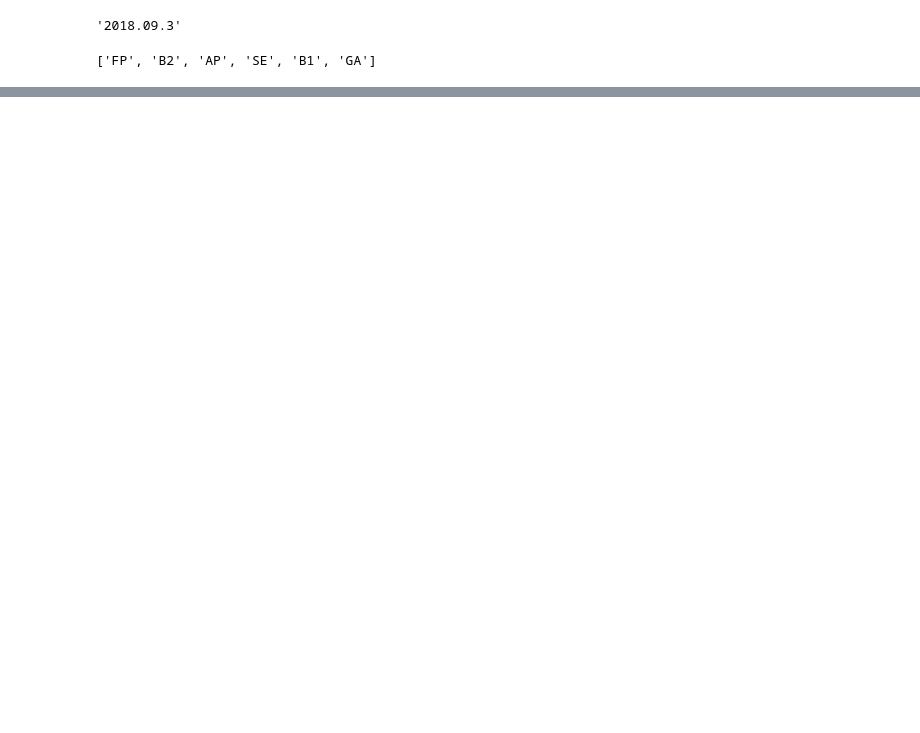
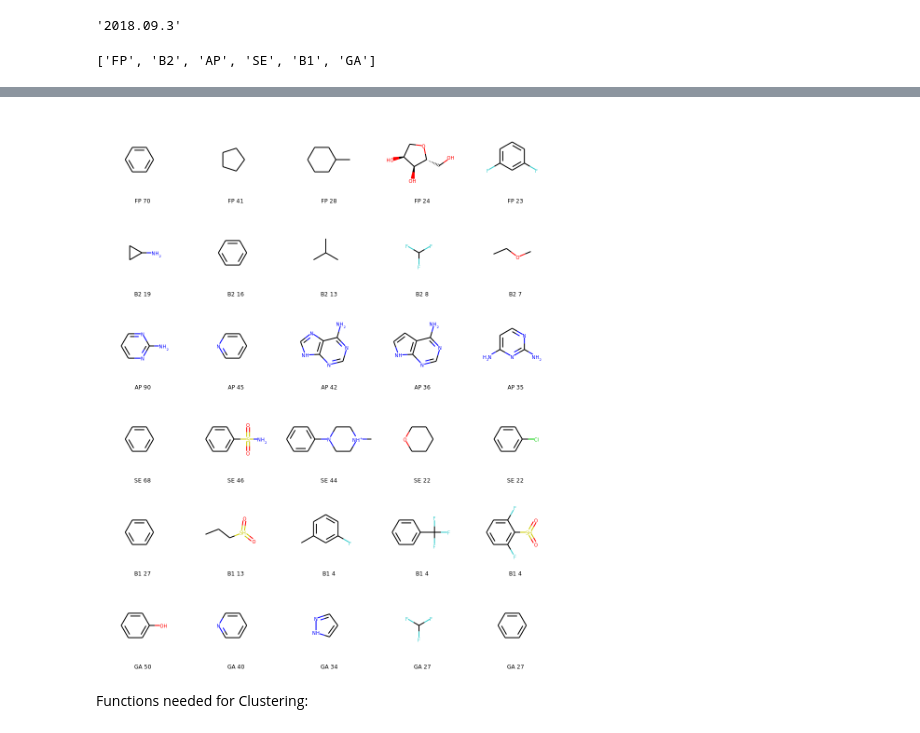
Before and after one commit to volkamerlab/KinaseFocusedFragmentLibrary, a Jupyter notebook: analysis/clustering.ipynb, the cells around one changed output, grey strips where cells are left out. Saved outputs shown, nothing was run; the diff lists cells and outputs as text; code cells hidden in the pictures; blank space fills up the shorter version.

Commit message:
Clustering & Statistics

```diff
--- a/analysis/clustering.ipynb
+++ b/analysis/clustering.ipynb
@@ -23,20 +31,3 @@ subpockets = [folder[-2:] for folder in folders]
 subpockets
 # %% [output]
 ['FP', 'B2', 'AP', 'SE', 'B1', 'GA']
-# %%
-# iterate over subpockets
-for i, folder in enumerate(folders):
-
-    subpocket = subpockets[i]
-    # print(subpocket)
-
-    files = glob.glob(folder+'/*.sdf')
-    # iterate over kinases
-    for file in files:
-        fragments = Chem.SDMolSupplier(file)
-        # iterate over fragments
-        rdkit_gen = rdFingerprintGenerator.GetRDKitFPGenerator(maxPath=5)
-        fingerprints = [rdkit_gen.GetFingerprint(m) for m in fragments]
-        # How many compounds/fingerprints do we have?
-        # print('Number of compounds converted:',len(fingerprints))
-        # print('Fingerprint length per compound:',len(fingerprints[0]))
@@ -42,0 +46,59 @@ for i, folder in enumerate(folders):
+# %%
+# iterate over subpockets
+
+data = [] # [[(frag, fp, kinase), (frag, fp, kinase), ...],[...]]
+
+rdkit_gen = rdFingerprintGenerator.GetRDKitFPGenerator(maxPath=5)
+
+frags_max = []
+legends = []
+
+for i, folder in enumerate(folders):
+
+    subpocket = subpockets[i]
+    frag_smiles = []
+    data_sb = []
+    print(subpocket)
+
+    files = glob.glob(folder+'/*.sdf')
+    kinases = []
+    # iterate over kinases
+    for file in files:
+
+        fragments = [f for f in Chem.SDMolSupplier(file)]
+        # kinase that the fragments correspond to
+        kinase = file.split('/')[-1].split('.')[0]
+
+        # all fragments for this kinase
+        for f, frag in enumerate(fragments):
+            # remove dummy atoms from fragments and create smiles
+            du = Chem.MolFromSmiles('*')
+            h = Chem.MolFromSmiles('[H]', sanitize=False)
+            fixed_frag = AllChem.ReplaceSubstructs(frag, du, h, replaceAll=True)[0]
+            fixed_frag = Chem.RemoveHs(fixed_frag)
+            fragments[f] = fixed_frag
+            # smiles for drawing fragment
+            frag_smiles.append(Chem.MolToSmiles(fixed_frag))
+            # fingerprint of fragment
+            fp = rdkit_gen.GetFingerprint(fixed_frag)
+
+            data_sb.append((fixed_frag, fp, kinase))
+
+    # img = Draw.MolsToGridImage([Chem.MolFromSmiles(fs) for fs in list(set(frag_smiles))], molsPerRow=10,subImgSize=(200,200))
+    # img.save(folder+'/all_fragments.png')
+
+    data.append(data_sb)
+
+    print('Number of fragments: ', len(frag_smiles))
+    print('Number of unique fragments: ', len(set(frag_smiles)))
+
+    # fragments with highest occurency
+    freq_count = [(a, frag_smiles.count(a)) for a in set(frag_smiles)]
+    freq_count.sort(key=lambda x: x[1], reverse=True)
+    frag_max = [Chem.MolFromSmiles(frag[0]) for frag in freq_count[:5]]
+
+    legends.extend([subpocket+' '+str(frag[1]) for frag in freq_count[:5]])
+    frags_max.extend(frag_max)
+
+Draw.MolsToGridImage(frags_max, legends=legends, molsPerRow=5)
+# %% [output]
@@ -42,0 +123 @@ for i, folder in enumerate(folders):
+[figure, added]
@@ -43,3 +131,5 @@ for i, folder in enumerate(folders):
+# %% [markdown]
+Functions needed for Clustering:
 # %%
 # Calculate distance matrix for fingerprint list
 def Tanimoto_distance_matrix(fp_list):
```
Also changed, not shown: parts of 49 cells of this notebook, 1 other file.
